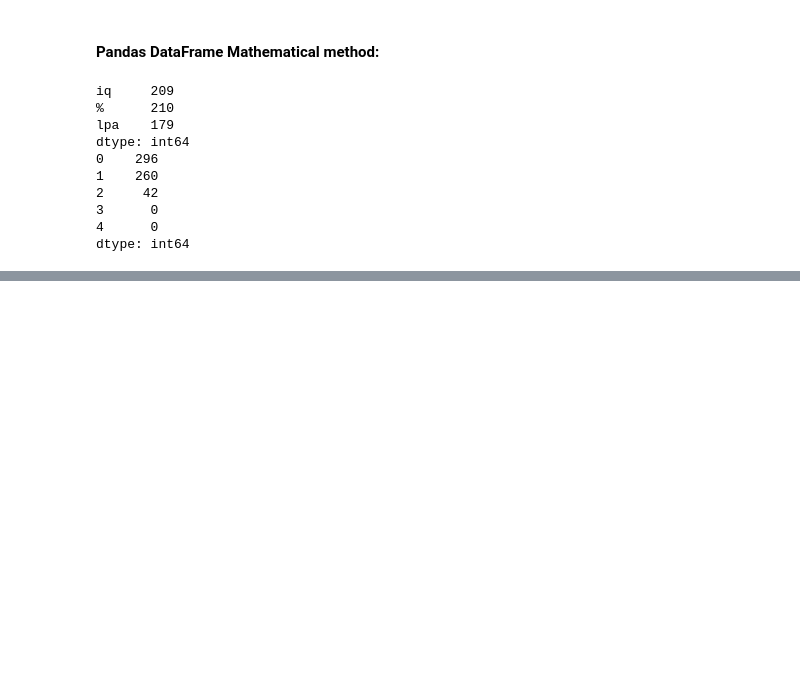
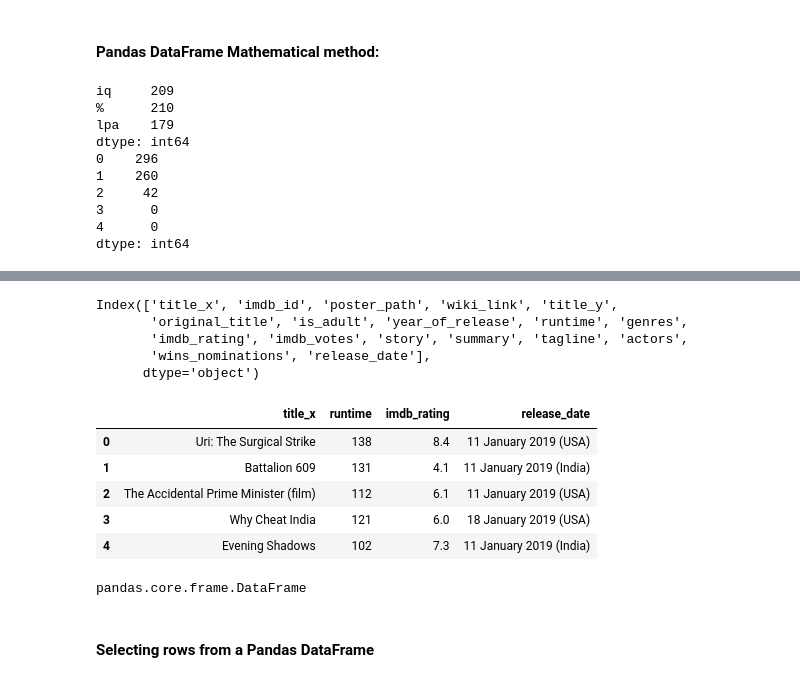
Before and after one commit to akashpagi/PANDAS-LIBRARY-FOR-DATA-SCIENCE, a Jupyter notebook: SESSION 17 - PANDAS DATAFRAME.ipynb, the cells around one changed output, grey strips where cells are left out. Drawn from its saved outputs; the diff is of its cells as text; code cells hidden in the pictures; blank space fills up the shorter version.

```diff
--- a/SESSION 17 - PANDAS DATAFRAME.ipynb
+++ b/SESSION 17 - PANDAS DATAFRAME.ipynb
@@ -385,0 +477,23 @@ dtype: int64
+# %%
+movies.columns
+# %% [output]
+Index(['title_x', 'imdb_id', 'poster_path', 'wiki_link', 'title_y',
+       'original_title', 'is_adult', 'year_of_release', 'runtime', 'genres',
+       'imdb_rating', 'imdb_votes', 'story', 'summary', 'tagline', 'actors',
+       'wins_nominations', 'release_date'],
+      dtype='object')
+# %%
+movies[['title_x','runtime','imdb_rating','release_date']].head()
+# %% [output]
+|  | title_x | runtime | imdb_rating | release_date |
+| 0 | Uri: The Surgical Strike | 138 | 8.4 | 11 January 2019 (USA) |
+| 1 | Battalion 609 | 131 | 4.1 | 11 January 2019 (India) |
+| 2 | The Accidental Prime Minister (film) | 112 | 6.1 | 11 January 2019 (USA) |
+| 3 | Why Cheat India | 121 | 6.0 | 18 January 2019 (USA) |
+| 4 | Evening Shadows | 102 | 7.3 | 11 January 2019 (India) |
+# %%
+type(movies[['title_x','runtime','imdb_rating','release_date']].head())
+# %% [output]
+pandas.core.frame.DataFrame
+# %% [markdown]
+#### Selecting rows from a Pandas DataFrame
```
Also changed, not shown: parts of 20 cells of this notebook.
